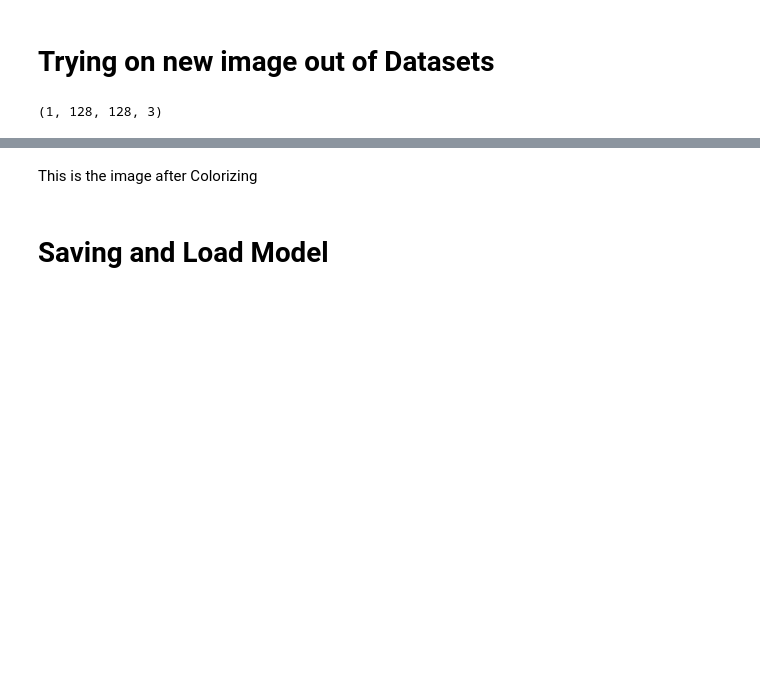
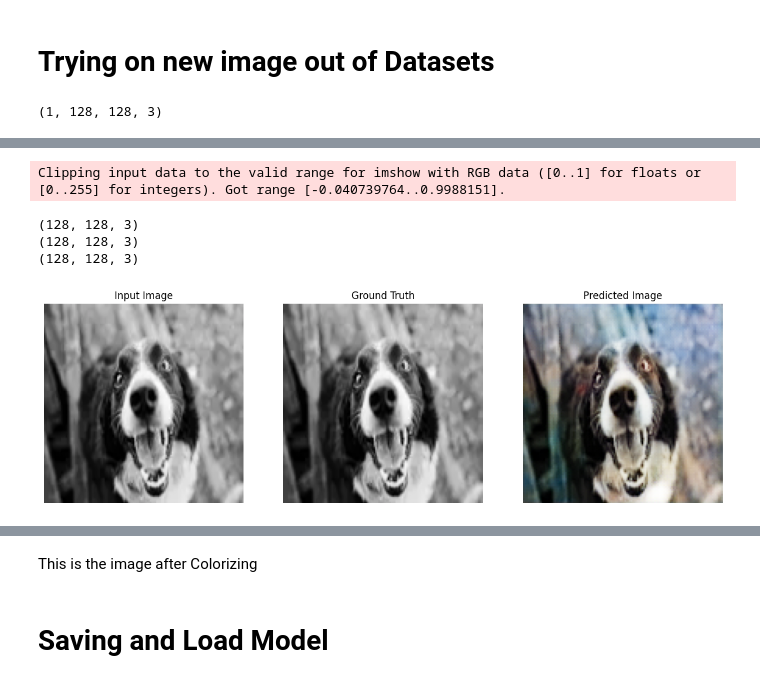
Before and after one commit to laudrennguyen24/test, a Jupyter notebook: OneDrive - Đại học FPT- FPT University/LEARNING/FPTU/DAT301m/PROJECT_DAT/cứu.ipynb, the cells around one changed output, grey strips where cells are left out. Drawn from its saved outputs; the diff is of its cells as text; code cells hidden in the pictures; blank space fills up the shorter version.

```diff
--- a/OneDrive - Đại học FPT- FPT University/LEARNING/FPTU/DAT301m/PROJECT_DAT/cứu.ipynb
+++ b/OneDrive - Đại học FPT- FPT University/LEARNING/FPTU/DAT301m/PROJECT_DAT/cứu.ipynb
@@ -533,0 +536,39 @@ Clipping input data to the valid range for imshow with RGB data ([0..1] for floa
+# %%
+SIZE = 128
+img2 = cv2.imread(r"download.webp").astype("float32")
+img2 = cv2.cvtColor(img2, cv2.COLOR_BGR2RGB)
+
+try:
+    img2 = img2.reshape(1,SIZE,SIZE,3)
+except:
+    img2 = cv2.resize(img2,(SIZE,SIZE))
+    img2 = img2.reshape(1,SIZE,SIZE,3)
+
+img2[0] = img2[0]/255.0
+
+generator.load_weights(r"generator_epoch_10.weights (1).h5")
+
+def generate_images(model, test_input, tar):
+  prediction = model(test_input, training=True)
+  plt.figure(figsize=(15,15))
+
+  display_list = [test_input[0], tar[0], prediction[0]]
+  title = ['Input Image', 'Ground Truth', 'Predicted Image']
+
+  for i in range(3):
+    plt.subplot(1, 3, i+1)
+    plt.title(title[i])
+    print(test_input[0].shape)
+    # getting the pixel values between [0, 1] to plot it.
+    plt.imshow(display_list[i])
+    plt.axis('off')
+  plt.show()
+
+
+Pred=generate_images(generator,img2, img2)
+# %% [output]
+Clipping input data to the valid range for imshow with RGB data ([0..1] for floats or [0..255] for integers). Got range [-0.040739764..0.9988151].
+(128, 128, 3)
+(128, 128, 3)
+(128, 128, 3)
+[figure, added]
```
Also changed, not shown: parts of 7 cells of this notebook, 4 other files.
